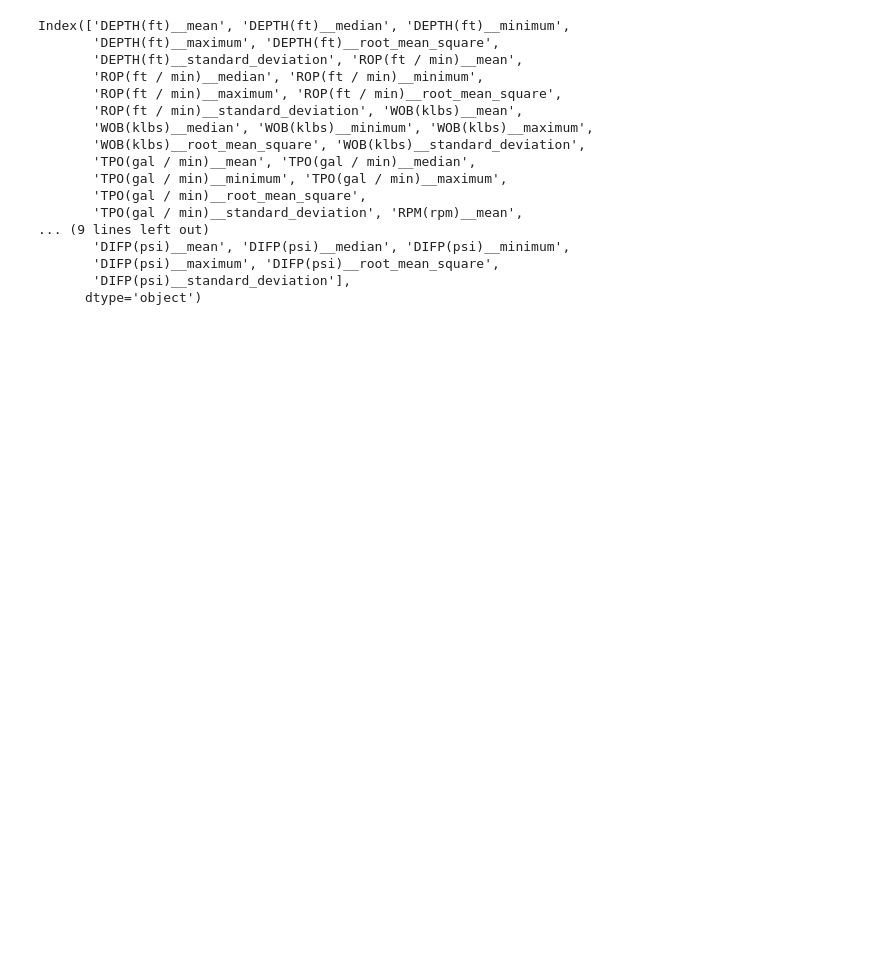
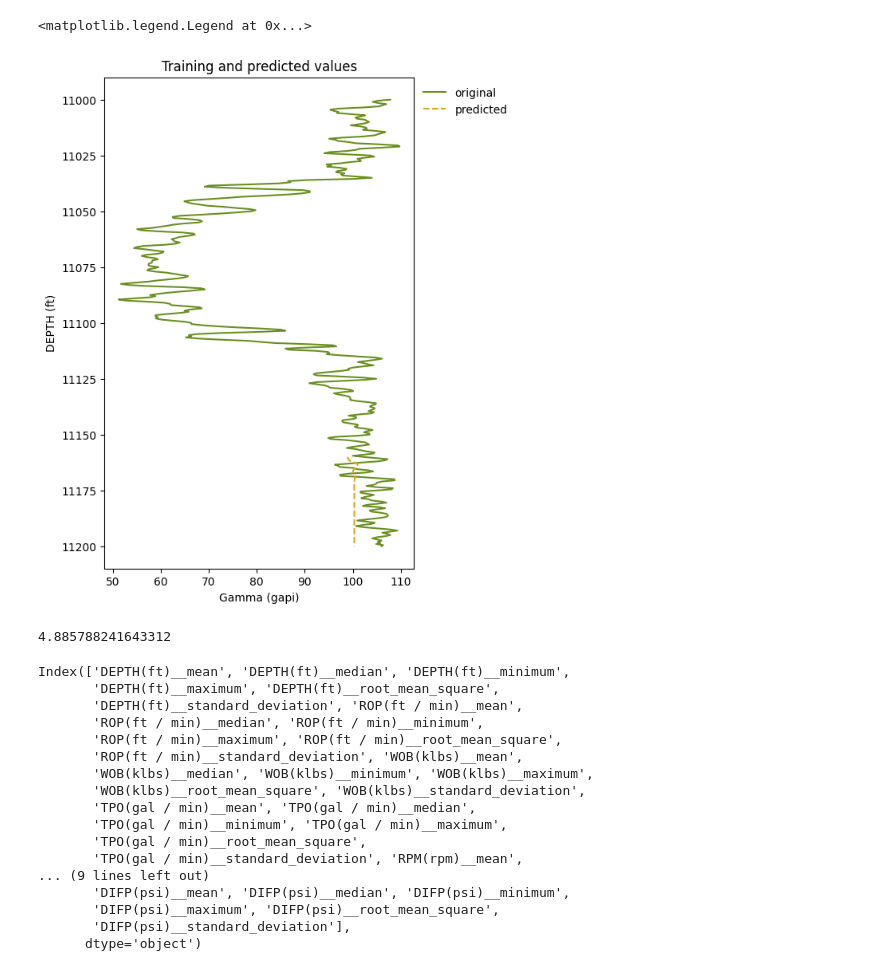
Before and after one commit to savannah-mds/quantico-energy, a Jupyter notebook: EDA/modeling_tests.ipynb, the cells around one changed output. Cells and saved outputs as stored; diff of their text form; code cells hidden in the pictures; blank space fills up the shorter version.

```diff
--- a/EDA/modeling_tests.ipynb
+++ b/EDA/modeling_tests.ipynb
@@ -63,5 +63,49 @@ def add_ids(df):
     df['DEPTH(ft)_time']=df['DEPTH(ft)']
     return df
 df_horz1=add_ids(df_horz)
+# %%
+#### predict raw
+df=df_horz_orig[['DEPTH(ft)','Gamma(gapi)']]
+df=df[(df['DEPTH(ft)']>=11000)&(df['DEPTH(ft)']<=11200)]
+X = df[f'Gamma(gapi)'].values
+# split into train and test sets
+size = int(len(X) * 0.8)
+train, test = X[0:size], X[size:len(X)]
+history = list(train)
+predictions = list()
+# walk-forward validation
+for t in range(len(test)):
+    model = ARIMA(history, order=(5,1,0))
+    model_fit = model.fit()
+    output = model_fit.forecast()
+    yhat = output[0]
+    predictions.append(yhat)
+    obs = test[t] #real obs
+    history.append(yhat)
+#  print('predicted=%f, expected=%f' % (yhat, obs))
+# evaluate forecasts
+rmse = sqrt(mean_squared_error(test, predictions))
+# rmse='Test RMSE: %.3f' % rmse
+# plot forecasts against actual outcomes
+fig, ax=plt.subplots(figsize=(5,8))
+ax.plot(df['Gamma(gapi)'],df['DEPTH(ft)'], color='olivedrab',label='original')
+predictions=pd.Series(predictions)
+predictions.index=range(len(train),len(train)+len(predictions))
+df=df.reset_index(drop=True)
+df[f'pred']=predictions
+ax.plot(df['pred'],df[f'DEPTH(ft)'], color='goldenrod',label=f'predicted',alpha=1,linestyle='--')
+ax.set_xlabel('Gamma (gapi)')
+ax.set_ylabel('DEPTH (ft)')
+ax.set_title('Training and predicted values')
+ax.invert_yaxis()
+ax.legend(frameon=False, bbox_to_anchor=(1,1))
+# %% [output]
+<matplotlib.legend.Legend at 0x...>
+[figure, added]
+# %%
+df=df.dropna()
+sqrt(mean_squared_error(df['Gamma(gapi)'], df['pred']))
+# %% [output]
+4.885788241643312
 # %%
 # get one non-overlapping window
```
Also changed, not shown: parts of 14 cells of this notebook, 10 other files.
